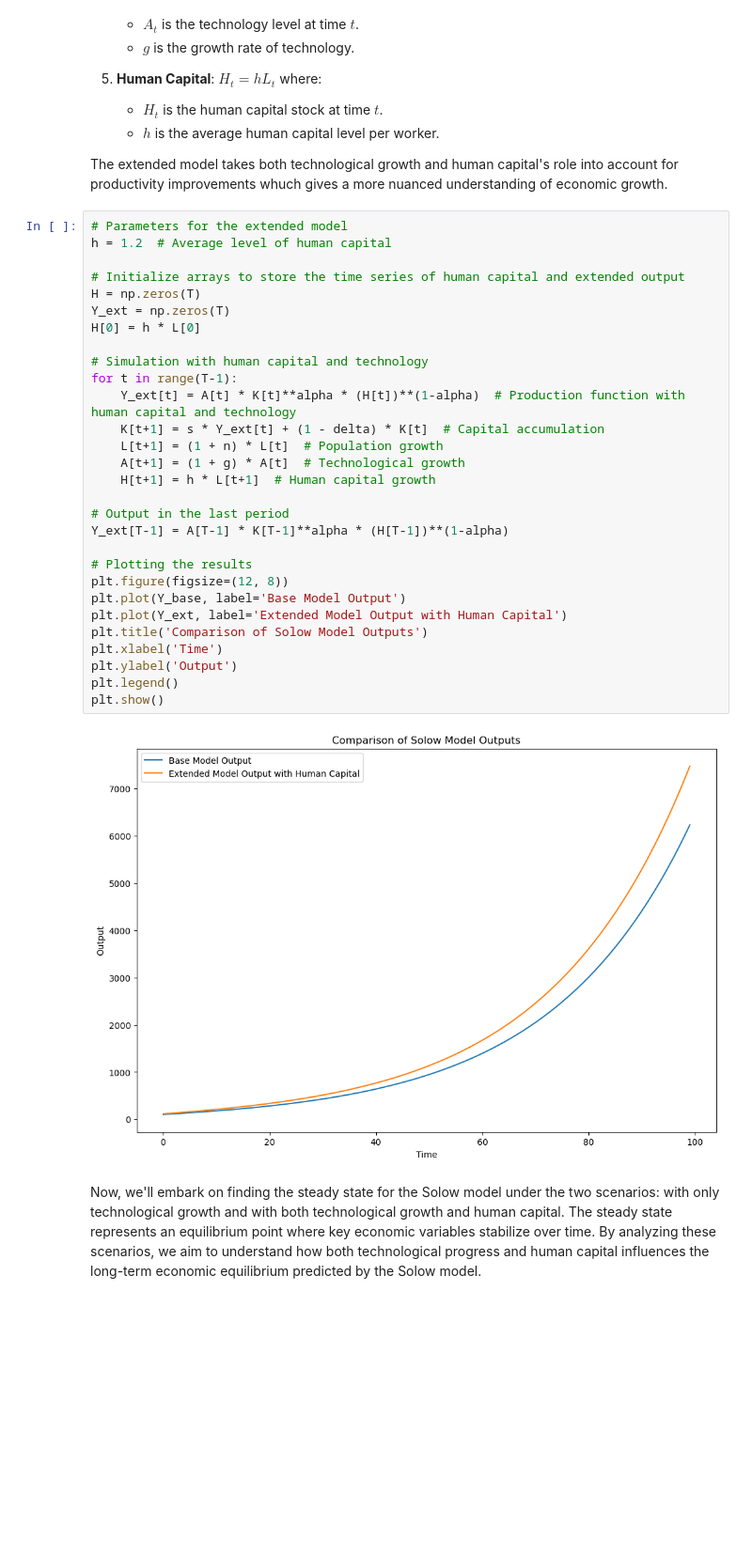
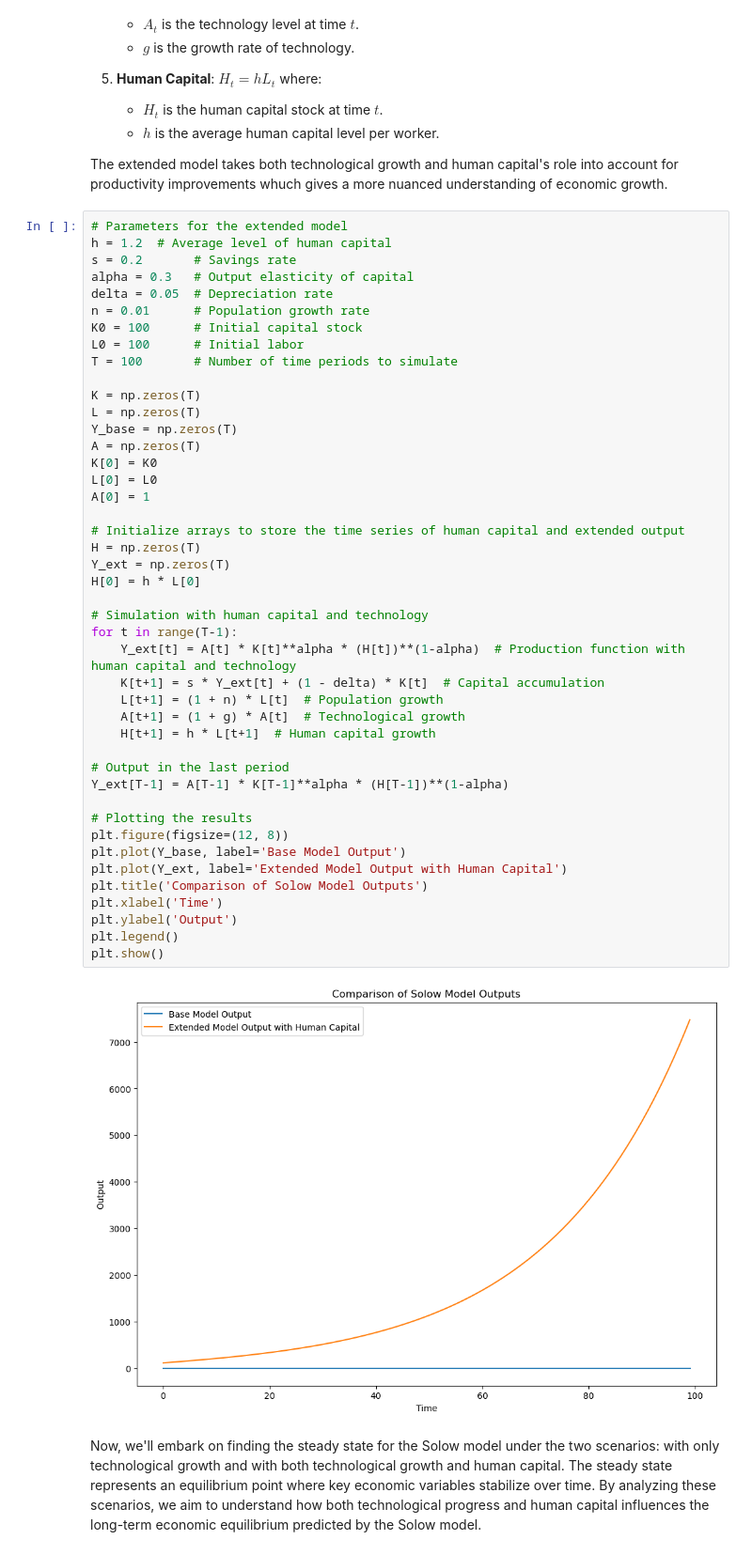
Before and after one commit to NumEconCopenhagen/projects-2024-maja-sarah-marcus, a Jupyter notebook: modelproject/modelproject.ipynb, the cells around one changed output. Shown: that part at 94% size. Drawn from its saved outputs; the diff is of its cells as text; blank space fills up the shorter version.

```diff
--- a/modelproject/modelproject.ipynb
+++ b/modelproject/modelproject.ipynb
@@ -226,34 +223,49 @@ The extended model takes both technological growth and human capital's role into
 # %%
 # Parameters for the extended model
 h = 1.2  # Average level of human capital
+s = 0.2       # Savings rate
+alpha = 0.3   # Output elasticity of capital
+delta = 0.05  # Depreciation rate
+n = 0.01      # Population growth rate
+K0 = 100      # Initial capital stock
+L0 = 100      # Initial labor
+T = 100       # Number of time periods to simulate
+
+K = np.zeros(T)
+L = np.zeros(T)
+Y_base = np.zeros(T)
+A = np.zeros(T)
+K[0] = K0
+L[0] = L0
+A[0] = 1
 
 # Initialize arrays to store the time series of human capital and extended output
 H = np.zeros(T)
 Y_ext = np.zeros(T)
 H[0] = h * L[0]
 
 # Simulation with human capital and technology
 for t in range(T-1):
     Y_ext[t] = A[t] * K[t]**alpha * (H[t])**(1-alpha)  # Production function with human capital and technology
     K[t+1] = s * Y_ext[t] + (1 - delta) * K[t]  # Capital accumulation
     L[t+1] = (1 + n) * L[t]  # Population growth
     A[t+1] = (1 + g) * A[t]  # Technological growth
     H[t+1] = h * L[t+1]  # Human capital growth
 
 # Output in the last period
 Y_ext[T-1] = A[T-1] * K[T-1]**alpha * (H[T-1])**(1-alpha)
 
 # Plotting the results
 plt.figure(figsize=(12, 8))
 plt.plot(Y_base, label='Base Model Output')
 plt.plot(Y_ext, label='Extended Model Output with Human Capital')
 plt.title('Comparison of Solow Model Outputs')
 plt.xlabel('Time')
 plt.ylabel('Output')
 plt.legend()
 plt.show()
 # %% [output]
-[figure, old version]
+[figure, new version]
 # %% [markdown]
 Now, we'll embark on finding the steady state for the Solow model under the two scenarios: with only technological growth and with both technological growth and human capital. The steady state represents an equilibrium point where key economic variables stabilize over time. By analyzing these scenarios, we aim to understand how both technological progress and human capital influences the long-term economic equilibrium predicted by the Solow model.
 # %%
```
Also changed, not shown: parts of 1 cell of this notebook.
